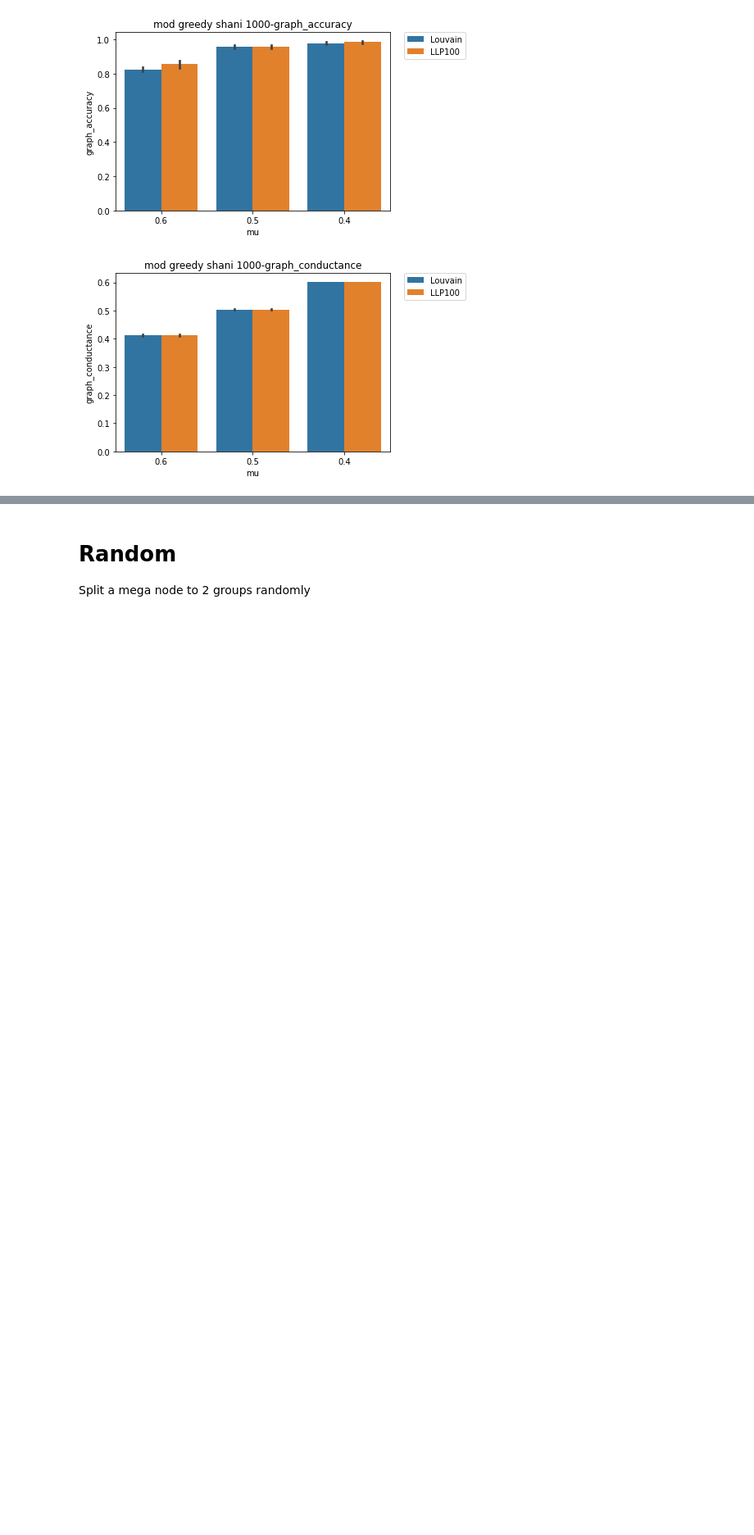
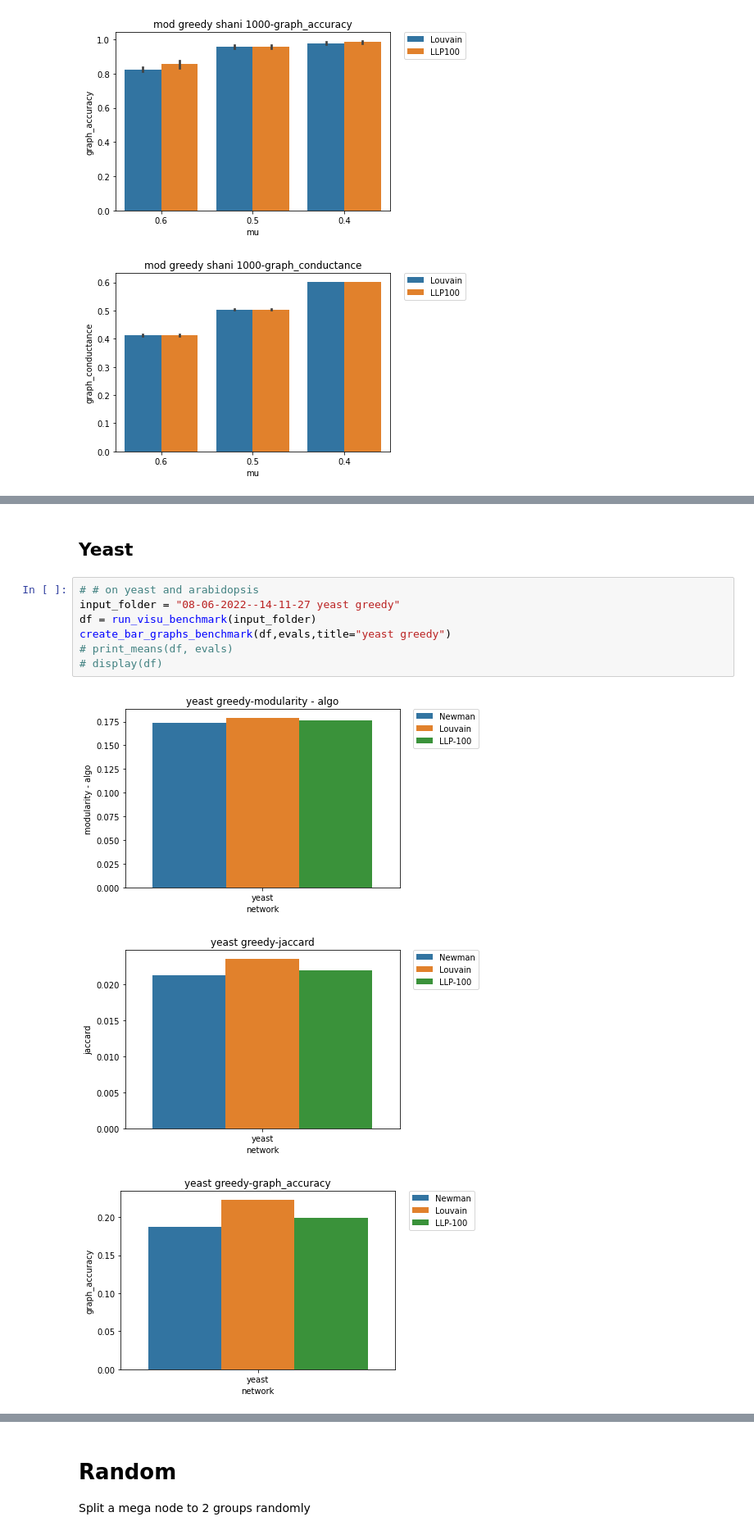
Before and after one commit to keskim1111/network-analysis, a Jupyter notebook: visualization/create_bar_plots.ipynb, the cells around one changed output, grey strips where cells are left out. Shown: that part at 82% size. Saved outputs shown, nothing was run; the diff lists cells and outputs as text; blank space fills up the shorter version.

```diff
--- a/visualization/create_bar_plots.ipynb
+++ b/visualization/create_bar_plots.ipynb
@@ -165,0 +210,13 @@ create_bar_graphs(df,evals,title="mod greedy shani 1000")
+# %% [markdown]
+## Yeast
+# %%
+# # on yeast and arabidopsis
+input_folder = "08-06-2022--14-11-27 yeast greedy"
+df = run_visu_benchmark(input_folder)
+create_bar_graphs_benchmark(df,evals,title="yeast greedy")
+# print_means(df, evals)
+# display(df)
+# %% [output]
+[figure, added]
+[figure, added]
+[figure, added]
```
Also changed, not shown: parts of 14 cells of this notebook, 1 other file.
